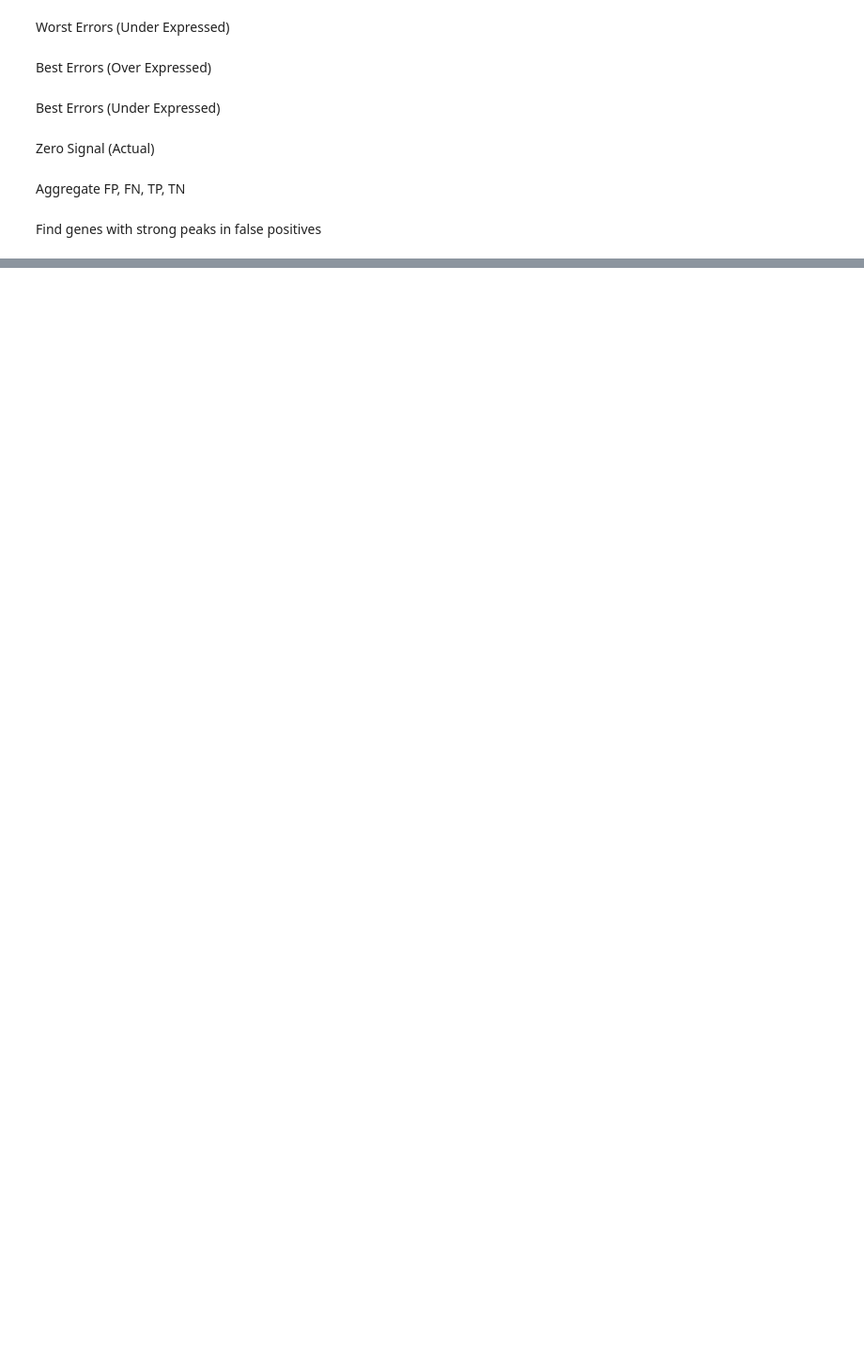
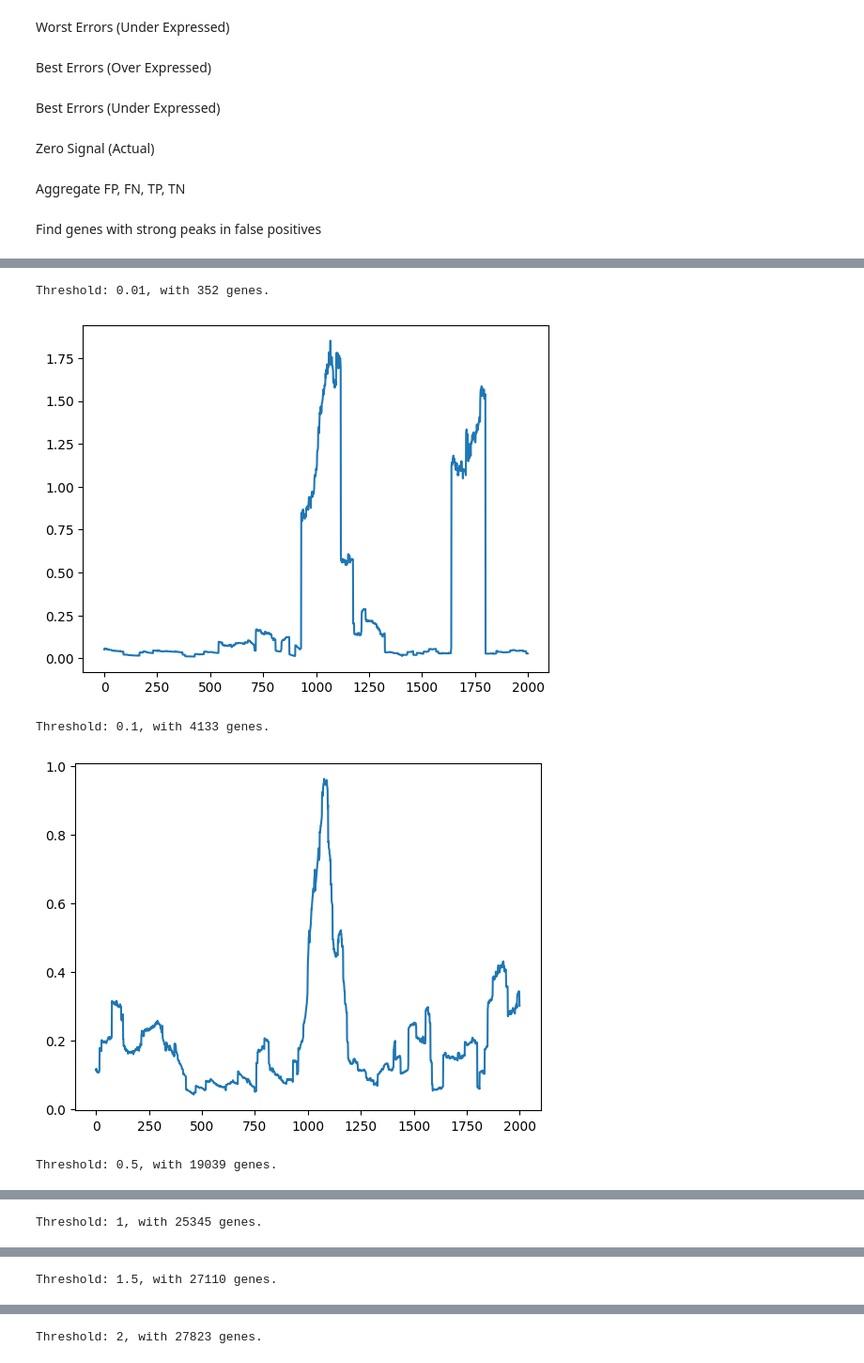
Before and after one commit to AndrewH72/Transcription-Start-Site-Usage-Prediction, a Jupyter notebook: trained_models.ipynb, the cells around one changed output, grey strips where cells are left out. Shown at 94% size. Saved outputs shown, nothing was run; the diff lists cells and outputs as text; code cells hidden in the pictures; blank space fills up the shorter version.

```diff
--- a/trained_models.ipynb
+++ b/trained_models.ipynb
@@ -501,0 +568,21 @@ Find genes with strong peaks in false positives
+# %%
+# GM12878
+counts = []
+thresholds = [0.01, 0.1, 0.5, 1, 1.5, 2]
+for threshold in thresholds:
+    best_gm = gm[gm["Error"] < threshold]
+
+    bool_df = [gene.decode() in list(best_gm["Unnamed: 0"]) for gene in gm_h5["ensid"]]
+    ensid = gm_h5["ensid"][:][bool_df]
+    rna = gm_h5["rna"][:][bool_df]
+
+    counts.append(len(rna))
+    print(f"Threshold: {threshold}, with {len(rna)} genes.")
+    plt.plot(np.mean(rna, axis=0))
+    plt.show()
+# %% [output]
+Threshold: 0.01, with 352 genes.
+[figure, added]
+Threshold: 0.1, with 4133 genes.
+[figure, added]
+Threshold: 0.5, with 19039 genes.
@@ -501,0 +590 @@ Find genes with strong peaks in false positives
+Threshold: 1, with 25345 genes.
@@ -501,0 +592 @@ Find genes with strong peaks in false positives
+Threshold: 1.5, with 27110 genes.
@@ -501,0 +594 @@ Find genes with strong peaks in false positives
+Threshold: 2, with 27823 genes.
```
Also changed, not shown: parts of 17 cells of this notebook.
